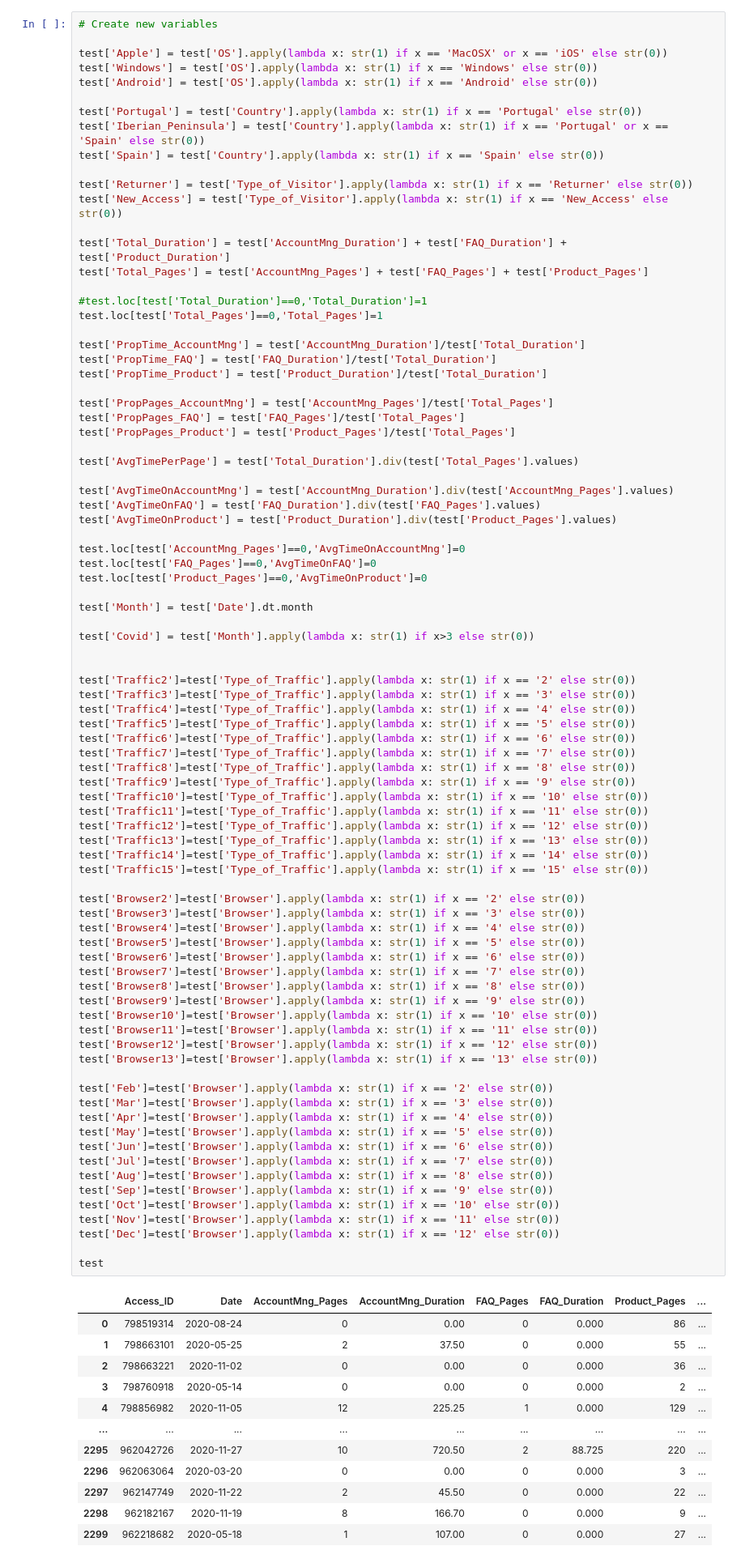
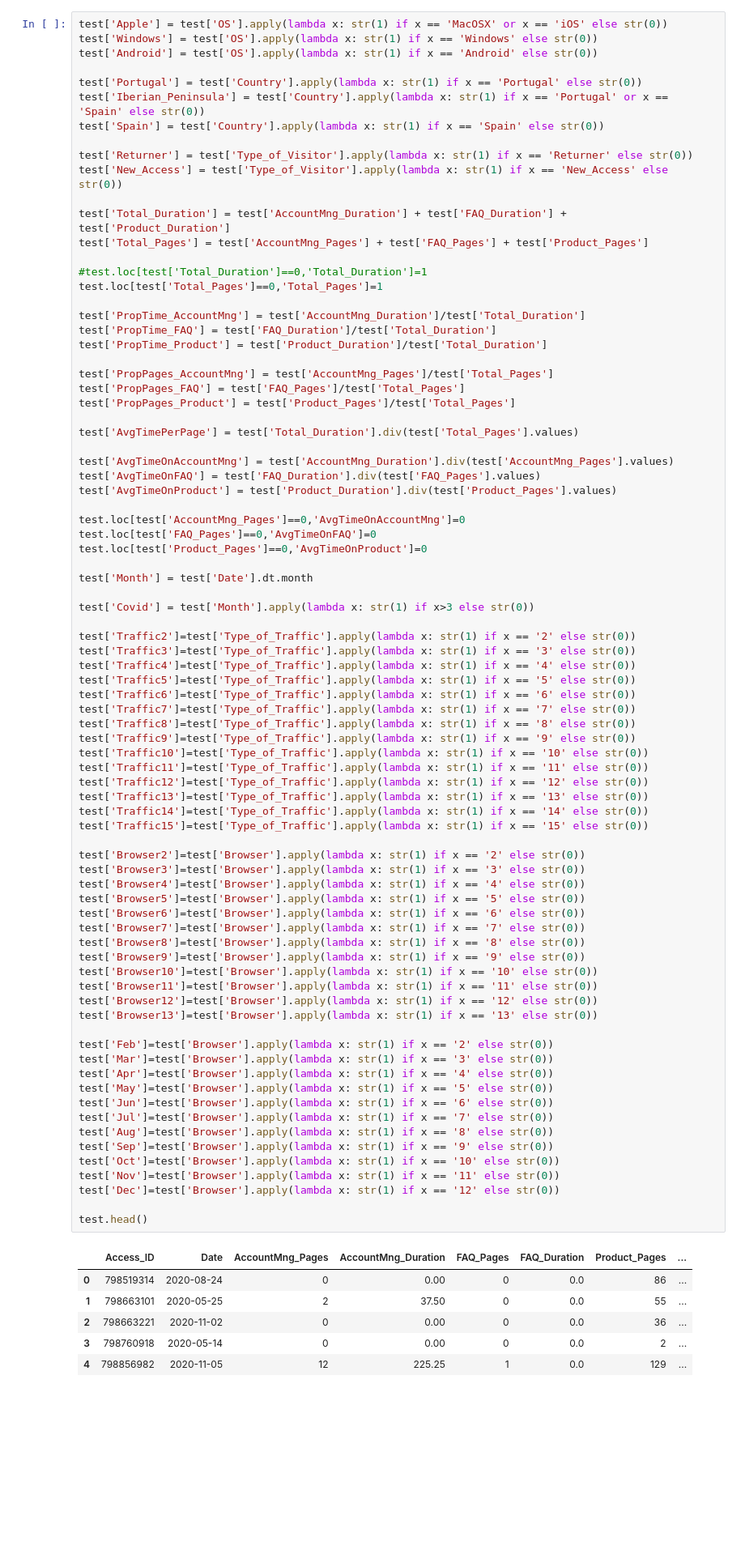
Before and after one commit to JohnnyCodess/Project-Machine-Learning, a Jupyter notebook: 202122 Fall AA Group60 Notebook.ipynb, the cells around one changed output. Shown at 81% size. Cells and saved outputs as stored; diff of their text form; blank space fills up the shorter version.

```diff
--- a/202122 Fall AA Group60 Notebook.ipynb
+++ b/202122 Fall AA Group60 Notebook.ipynb
@@ -1530,6 +1456,4 @@ memory usage: 287.6 KB
 # %%
-# Create new variables
-
 test['Apple'] = test['OS'].apply(lambda x: str(1) if x == 'MacOSX' or x == 'iOS' else str(0))
 test['Windows'] = test['OS'].apply(lambda x: str(1) if x == 'Windows' else str(0))
 test['Android'] = test['OS'].apply(lambda x: str(1) if x == 'Android' else str(0))
@@ -1568,7 +1492,6 @@ test.loc[test['Product_Pages']==0,'AvgTimeOnProduct']=0
 test['Month'] = test['Date'].dt.month
 
 test['Covid'] = test['Month'].apply(lambda x: str(1) if x>3 else str(0))
-
 
 test['Traffic2']=test['Type_of_Traffic'].apply(lambda x: str(1) if x == '2' else str(0))
 test['Traffic3']=test['Type_of_Traffic'].apply(lambda x: str(1) if x == '3' else str(0))
@@ -1585,42 +1508,36 @@ test['Traffic13']=test['Type_of_Traffic'].apply(lambda x: str(1) if x == '13' el
 test['Traffic14']=test['Type_of_Traffic'].apply(lambda x: str(1) if x == '14' else str(0))
 test['Traffic15']=test['Type_of_Traffic'].apply(lambda x: str(1) if x == '15' else str(0))
 
 test['Browser2']=test['Browser'].apply(lambda x: str(1) if x == '2' else str(0))
 test['Browser3']=test['Browser'].apply(lambda x: str(1) if x == '3' else str(0))
 test['Browser4']=test['Browser'].apply(lambda x: str(1) if x == '4' else str(0))
 test['Browser5']=test['Browser'].apply(lambda x: str(1) if x == '5' else str(0))
 test['Browser6']=test['Browser'].apply(lambda x: str(1) if x == '6' else str(0))
 test['Browser7']=test['Browser'].apply(lambda x: str(1) if x == '7' else str(0))
 test['Browser8']=test['Browser'].apply(lambda x: str(1) if x == '8' else str(0))
 test['Browser9']=test['Browser'].apply(lambda x: str(1) if x == '9' else str(0))
 test['Browser10']=test['Browser'].apply(lambda x: str(1) if x == '10' else str(0))
 test['Browser11']=test['Browser'].apply(lambda x: str(1) if x == '11' else str(0))
 test['Browser12']=test['Browser'].apply(lambda x: str(1) if x == '12' else str(0))
 test['Browser13']=test['Browser'].apply(lambda x: str(1) if x == '13' else str(0))
 
 test['Feb']=test['Browser'].apply(lambda x: str(1) if x == '2' else str(0))
 test['Mar']=test['Browser'].apply(lambda x: str(1) if x == '3' else str(0))
 test['Apr']=test['Browser'].apply(lambda x: str(1) if x == '4' else str(0))
 test['May']=test['Browser'].apply(lambda x: str(1) if x == '5' else str(0))
 test['Jun']=test['Browser'].apply(lambda x: str(1) if x == '6' else str(0))
 test['Jul']=test['Browser'].apply(lambda x: str(1) if x == '7' else str(0))
 test['Aug']=test['Browser'].apply(lambda x: str(1) if x == '8' else str(0))
 test['Sep']=test['Browser'].apply(lambda x: str(1) if x == '9' else str(0))
 test['Oct']=test['Browser'].apply(lambda x: str(1) if x == '10' else str(0))
 test['Nov']=test['Browser'].apply(lambda x: str(1) if x == '11' else str(0))
 test['Dec']=test['Browser'].apply(lambda x: str(1) if x == '12' else str(0))
 
-test
+test.head()
 # %% [output]
 |  | Access_ID | Date | AccountMng_Pages | AccountMng_Duration | FAQ_Pages | FAQ_Duration | Product_Pages | ... |
-| 0 | 798519314 | 2020-08-24 | 0 | 0.00 | 0 | 0.000 | 86 | ... |
-| 1 | 798663101 | 2020-05-25 | 2 | 37.50 | 0 | 0.000 | 55 | ... |
-| 2 | 798663221 | 2020-11-02 | 0 | 0.00 | 0 | 0.000 | 36 | ... |
-| 3 | 798760918 | 2020-05-14 | 0 | 0.00 | 0 | 0.000 | 2 | ... |
-| 4 | 798856982 | 2020-11-05 | 12 | 225.25 | 1 | 0.000 | 129 | ... |
-| ... | ... | ... | ... | ... | ... | ... | ... | ... |
-| 2295 | 962042726 | 2020-11-27 | 10 | 720.50 | 2 | 88.725 | 220 | ... |
-| 2296 | 962063064 | 2020-03-20 | 0 | 0.00 | 0 | 0.000 | 3 | ... |
-| 2297 | 962147749 | 2020-11-22 | 2 | 45.50 | 0 | 0.000 | 22 | ... |
-| 2298 | 962182167 | 2020-11-19 | 8 | 166.70 | 0 | 0.000 | 9 | ... |
-| 2299 | 962218682 | 2020-05-18 | 1 | 107.00 | 0 | 0.000 | 27 | ... |
+| 0 | 798519314 | 2020-08-24 | 0 | 0.00 | 0 | 0.0 | 86 | ... |
+| 1 | 798663101 | 2020-05-25 | 2 | 37.50 | 0 | 0.0 | 55 | ... |
+| 2 | 798663221 | 2020-11-02 | 0 | 0.00 | 0 | 0.0 | 36 | ... |
+| 3 | 798760918 | 2020-05-14 | 0 | 0.00 | 0 | 0.0 | 2 | ... |
+| 4 | 798856982 | 2020-11-05 | 12 | 225.25 | 1 | 0.0 | 129 | ... |
```
Also changed, not shown: parts of 30 cells of this notebook.
